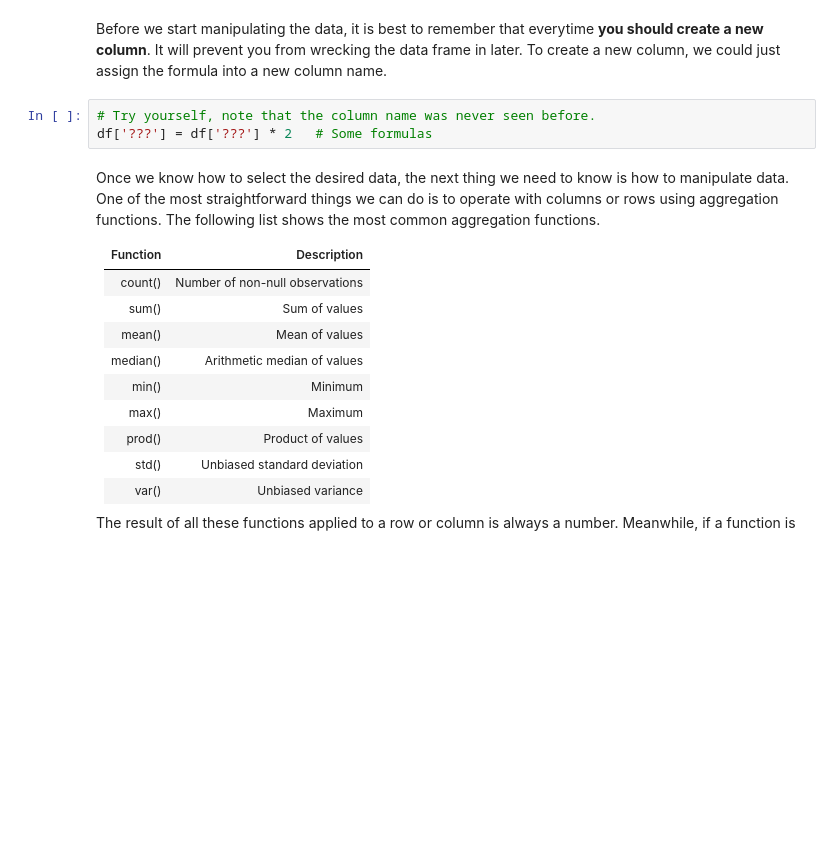
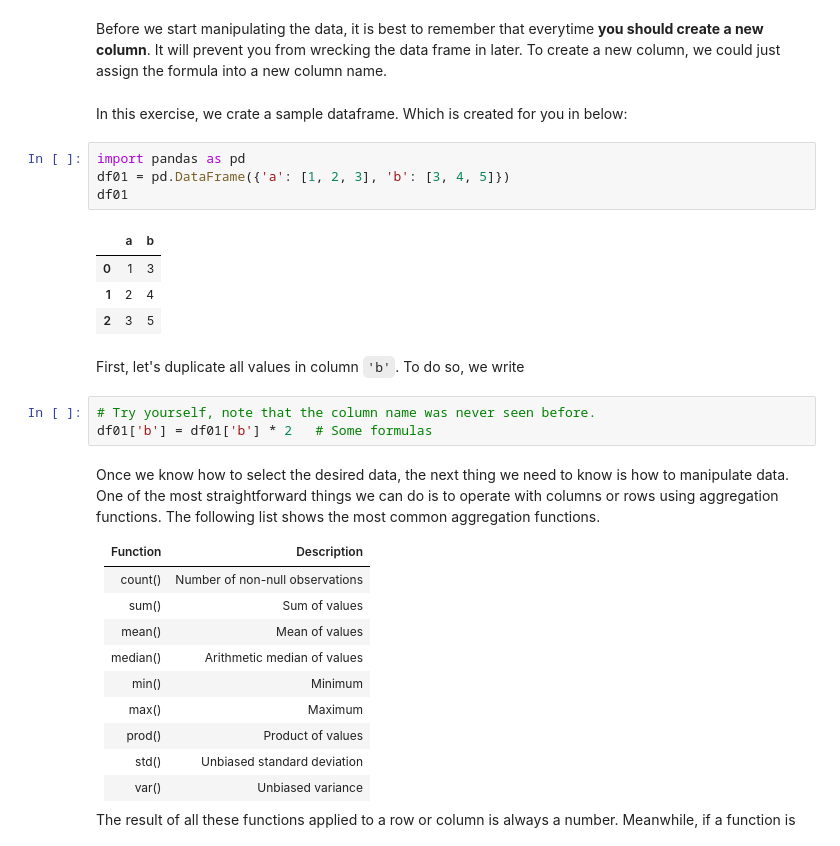
Before and after one commit to lt-shy-john/python-data-analytics-course, a Jupyter notebook: Week 05 - Files.ipynb, the cells around one changed output. Cells and saved outputs as stored; diff of their text form; blank space fills up the shorter version.

Commit message:
Finished `pandas` section in Week 5

```diff
--- a/Week 05 - Files.ipynb
+++ b/Week 05 - Files.ipynb
@@ -475,9 +509,22 @@ df[['Type', 'Charge']]
 ### Manipulate Data Frames
 # %% [markdown]
 Before we start manipulating the data, it is best to remember that everytime __you should create a new column__. It will prevent you from wrecking the data frame in later. To create a new column, we could just assign the formula into a new column name.
+# %% [markdown]
+In this exercise, we crate a sample dataframe. Which is created for you in below:
+# %%
+import pandas as pd
+df01 = pd.DataFrame({'a': [1, 2, 3], 'b': [3, 4, 5]})
+df01
+# %% [output]
+|  | a | b |
+| 0 | 1 | 3 |
+| 1 | 2 | 4 |
+| 2 | 3 | 5 |
+# %% [markdown]
+First, let's duplicate all values in column `'b'`. To do so, we write
 # %%
 # Try yourself, note that the column name was never seen before.
-df['???'] = df['???'] * 2   # Some formulas
+df01['b'] = df01['b'] * 2   # Some formulas
 # %% [markdown]
 Once we know how to select the desired data, the next thing we need to know is how to manipulate data.
 One of the most straightforward things we can do is to operate with columns or rows  using aggregation functions. The following list shows the most common aggregation functions.
```
Also changed, not shown: parts of 32 cells of this notebook, 1 other file.
